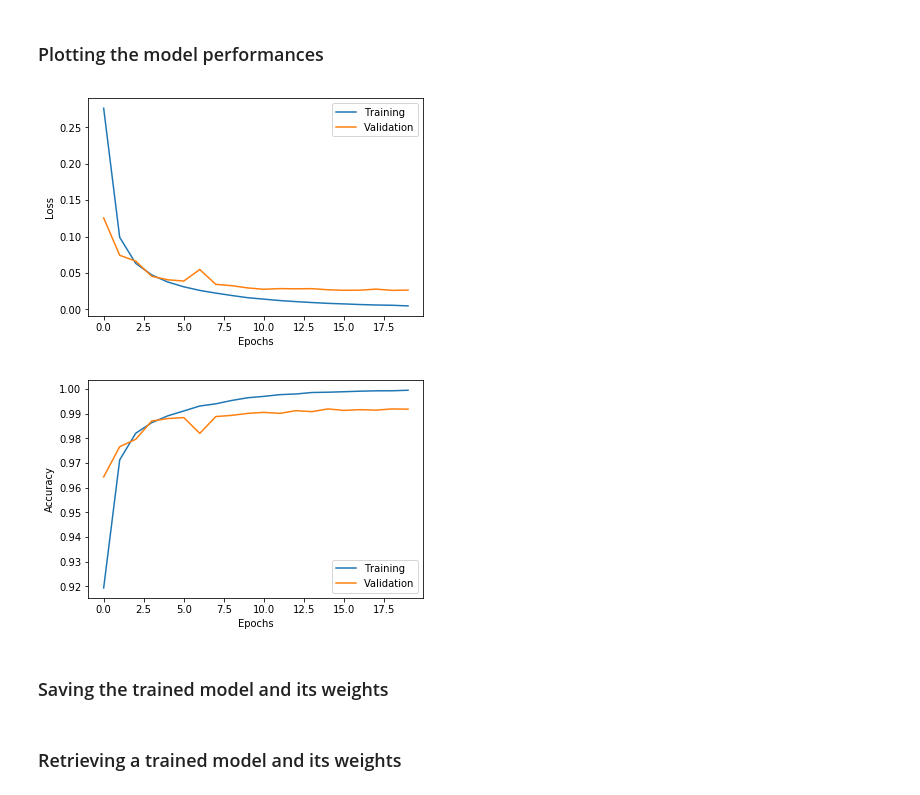
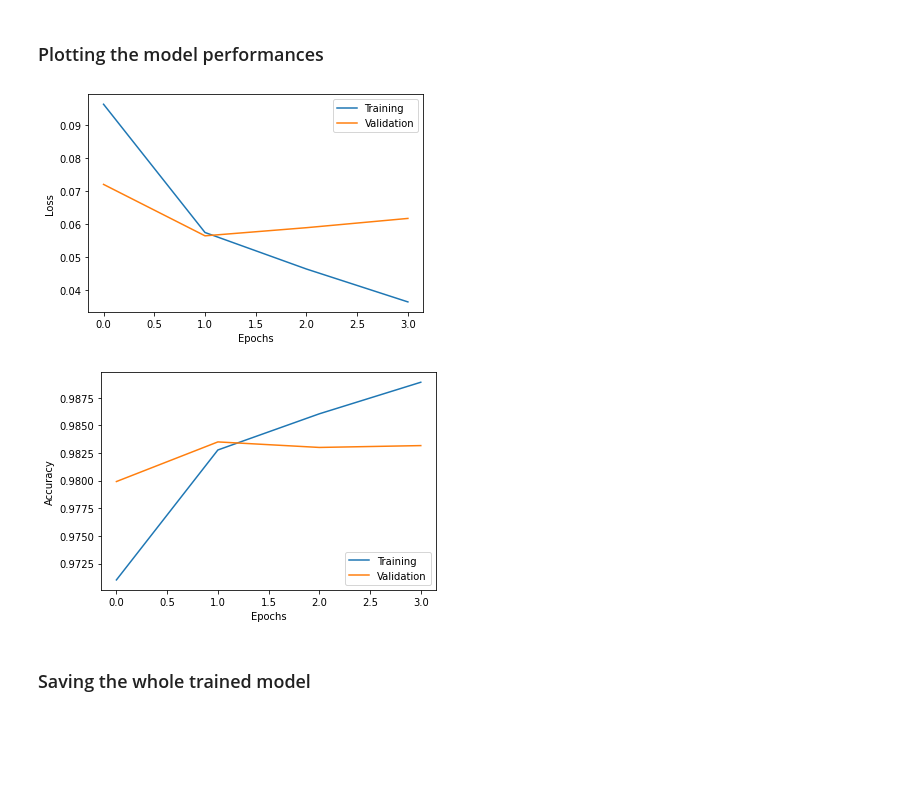
Before and after one commit to tgi25/home, a Jupyter notebook: CNN_mnist.ipynb, the cells around one changed output. Saved outputs shown, nothing was run; the diff lists cells and outputs as text; code cells hidden in the pictures; blank space fills up the shorter version.

```diff
--- a/CNN_mnist.ipynb
+++ b/CNN_mnist.ipynb
@@ -119,11 +120,20 @@ _________________________________________________________________
 # %%
 from keras.optimizers import SGD
 
-OPTIMIZER = SGD(lr=0.1)
+OPTIMIZER = SGD(learning_rate=0.1, momentum = 0.8)
 model.compile(optimizer=OPTIMIZER, loss=keras.losses.categorical_crossentropy,
               metrics=['accuracy'])
 # %% [markdown]
 ### Fitting the model
 # %%
-model_history = model.fit(x=x_train, y=y_train_one_hot, epochs=20, batch_size=128, validation_data=(x_test, y_test_one_hot), verbose=1)
+from keras.callbacks import EarlyStopping
+
+ES = EarlyStopping(monitor='val_loss', min_delta=0.001, patience=2, verbose=1, mode='auto')
+
+model_history = model.fit(x=x_train, y=y_train_one_hot,
+                          epochs=20, batch_size=128,
+                          validation_split = 0.2,
+                          verbose=1,
+                          callbacks=[ES]
+                          )
 # %% [output]
@@ -164,26 +168,26 @@ True class =  7 Predicted class =  7
 # %%
 import matplotlib.pyplot as plt
 %matplotlib inline
 
 def plot_history(network_history):
     plt.figure()
     plt.xlabel('Epochs')
     plt.ylabel('Loss')
     plt.plot(network_history.history['loss'])
     plt.plot(network_history.history['val_loss'])
     plt.legend(['Training', 'Validation'])
 
     plt.figure()
     plt.xlabel('Epochs')
     plt.ylabel('Accuracy')
-    plt.plot(network_history.history['acc'])
-    plt.plot(network_history.history['val_acc'])
+    plt.plot(network_history.history['accuracy'])
+    plt.plot(network_history.history['val_accuracy'])
     plt.legend(['Training', 'Validation'], loc='lower right')
     plt.show()
 
 plot_history(model_history)
 # %% [output]
-[figure, old version]
+[figure, new version]
-[figure, old version]
+[figure, new version]
 # %% [markdown]
-### Saving the trained model and its weights
+### Saving the whole trained model
@@ -195,2 +193,0 @@ model.save_weights('mlp_mnist_v1_wts.h5')
-# %% [markdown]
-### Retrieving a trained model and its weights
```
Also changed, not shown: parts of 16 cells of this notebook.
